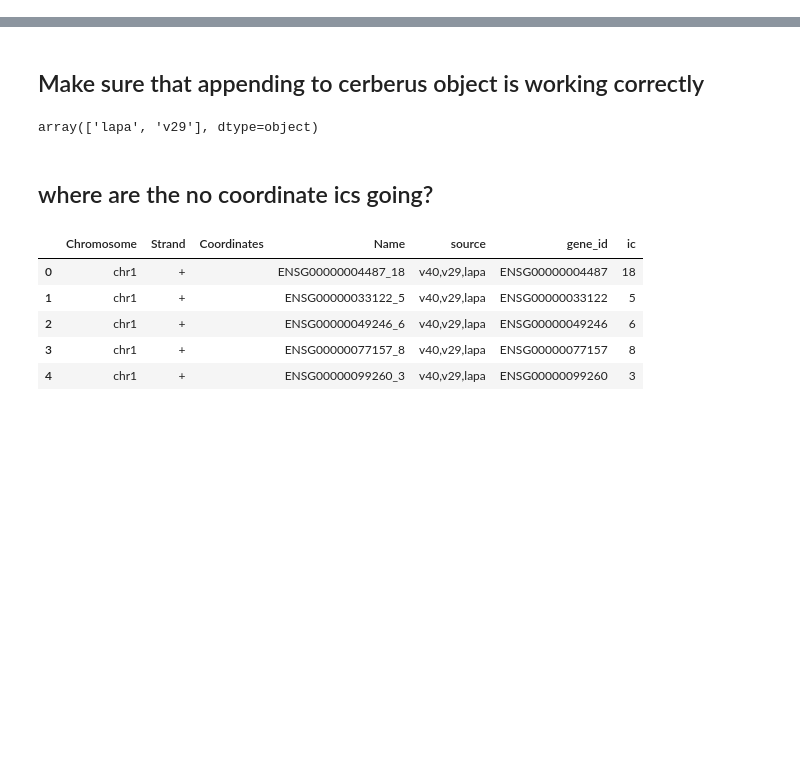
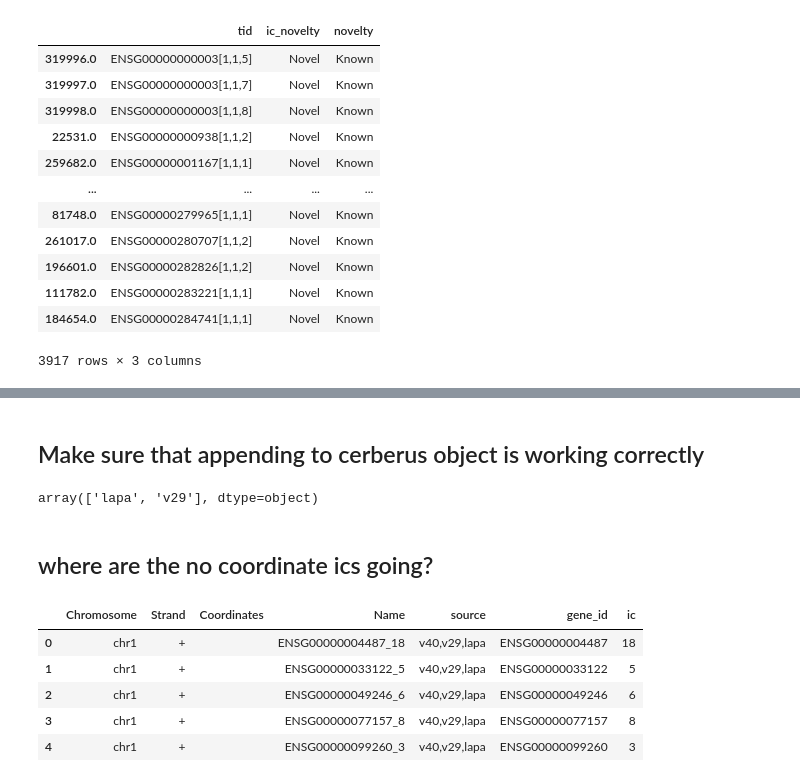
Before and after one commit to mortazavilab/cerberus, a Jupyter notebook: 220412_dev.ipynb, the cells around one changed output, grey strips where cells are left out. Cells and saved outputs as stored; diff of their text form; code cells hidden in the pictures; blank space fills up the shorter version.

```diff
--- a/220412_dev.ipynb
+++ b/220412_dev.ipynb
@@ -7,0 +105,16 @@ import cerberus
+# %%
+temp.loc[(temp.ic_novelty == 'Novel')&(temp.novelty=='Known')]
+# %% [output]
+|  | tid | ic_novelty | novelty |
+| 319996.0 | ENSG00000000003[1,1,5] | Novel | Known |
+| 319997.0 | ENSG00000000003[1,1,7] | Novel | Known |
+| 319998.0 | ENSG00000000003[1,1,8] | Novel | Known |
+| 22531.0 | ENSG00000000938[1,1,2] | Novel | Known |
+| 259682.0 | ENSG00000001167[1,1,1] | Novel | Known |
+| ... | ... | ... | ... |
+| 81748.0 | ENSG00000279965[1,1,1] | Novel | Known |
+| 261017.0 | ENSG00000280707[1,1,2] | Novel | Known |
+| 196601.0 | ENSG00000282826[1,1,2] | Novel | Known |
+| 111782.0 | ENSG00000283221[1,1,1] | Novel | Known |
+| 184654.0 | ENSG00000284741[1,1,1] | Novel | Known |
+3917 rows × 3 columns
```
Also changed, not shown: parts of 16 cells of this notebook, 3 other files.
